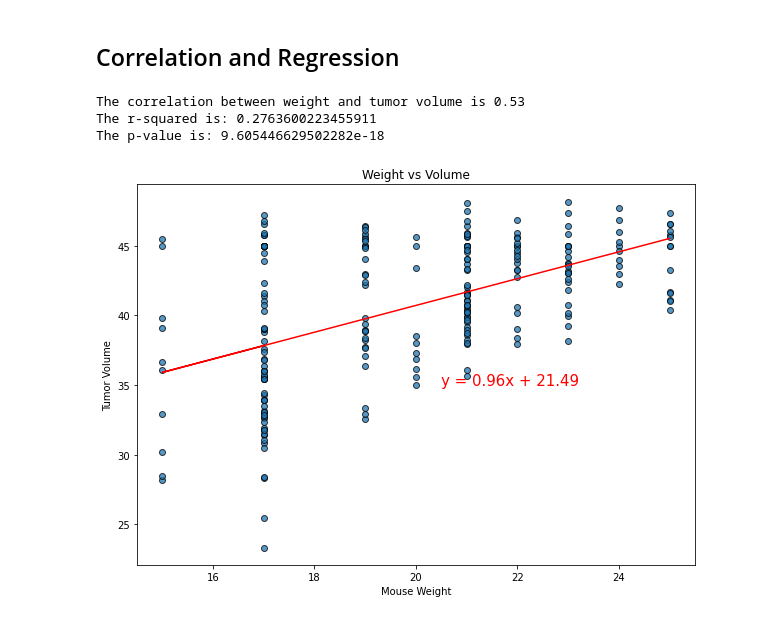
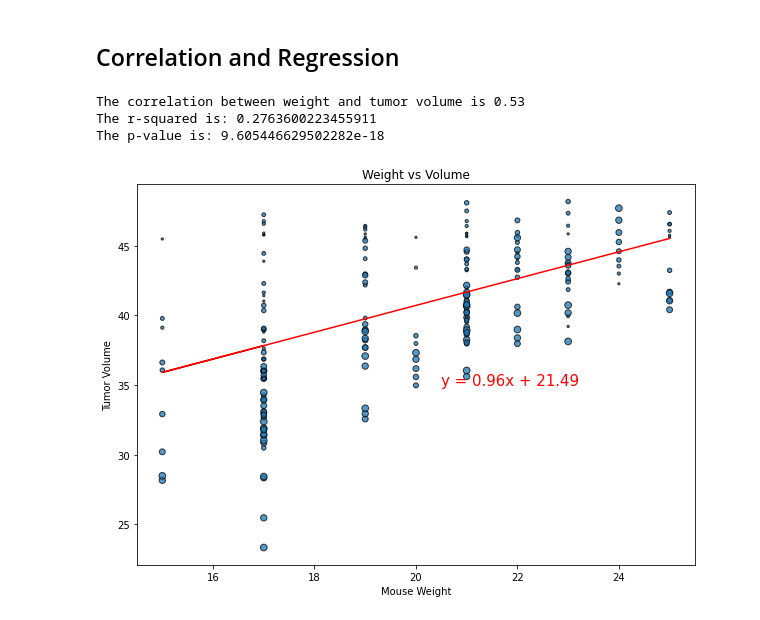
Before and after one commit to Blashford/Matplotlib-Challenge, a Jupyter notebook: main.ipynb, the cells around one changed output. Drawn from its saved outputs; the diff is of its cells as text; code cells hidden in the pictures.

```diff
--- a/main.ipynb
+++ b/main.ipynb
@@ -369,32 +365,32 @@ Text(0.5, 1.0, 'Weight vs Volume')
 weight = capo.iloc[:,4]
 tumvol = capo.iloc[:,6]
 
 # Then use .pearsonr to find the correlation value
 correlation = st.pearsonr(weight,tumvol)
 print(f"The correlation between weight and tumor volume is {round(correlation[0],2)}")
 
 # Then we want to find the line of best fit by using linregress
 (slope, intercept, rvalue, pvalue, stderr) = st.linregress(weight, tumvol)
 regress_values = weight * slope + intercept
 
 # Next we can put the equation used to find the line
 line_eq = "y = " + str(round(slope,2)) + "x + " + str(round(intercept,2))
 
 # And then we plot it out and make it look nice
 plt.figure(figsize=(10,7))
-plt.scatter(weight, tumvol, edgecolor= "black", alpha = 0.75)
+plt.scatter(weight, tumvol, edgecolor= "black", alpha = 0.75, s = capo["Timepoint"])
 plt.plot(weight, regress_values, "r-")
 plt.annotate(line_eq, (20.5,35), fontsize=15, color="red")
 plt.xlabel("Mouse Weight")
 plt.ylabel("Tumor Volume")
 plt.title("Weight vs Volume")
 
 # We also want to print out the r-value and p-value
 print(f"The r-squared is: {rvalue**2}")
 print(f"The p-value is: {pvalue}")
 plt.show()
 # %% [output]
 The correlation between weight and tumor volume is 0.53
 The r-squared is: 0.2763600223455911
 The p-value is: 9.605446629502282e-18
-[figure, old version]
+[figure, new version]
```
Also changed, not shown: parts of 3 cells of this notebook.
